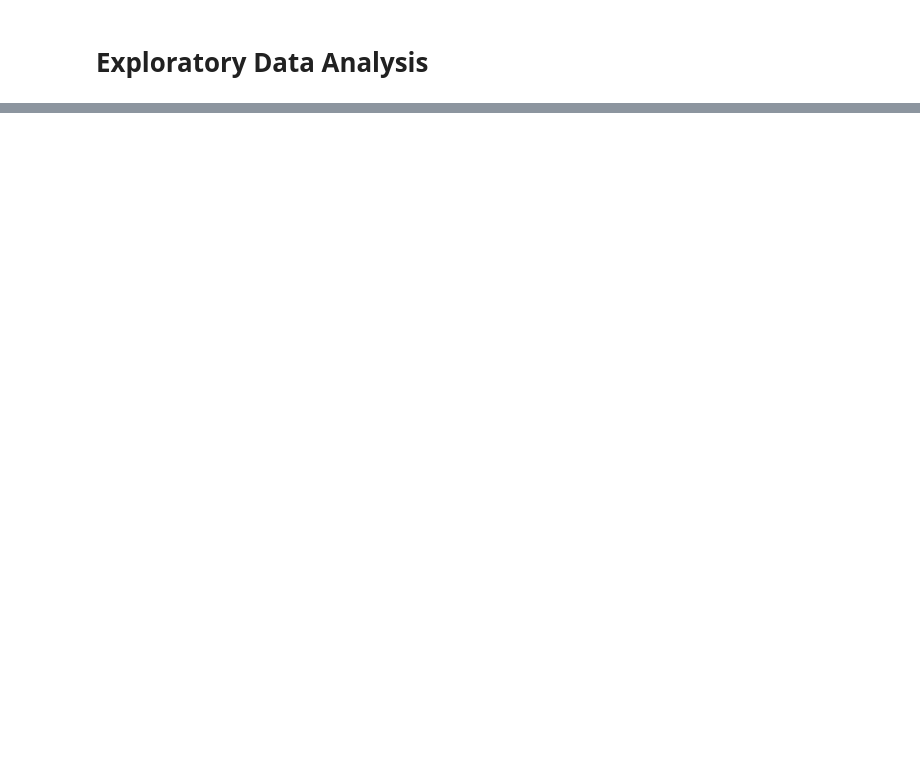
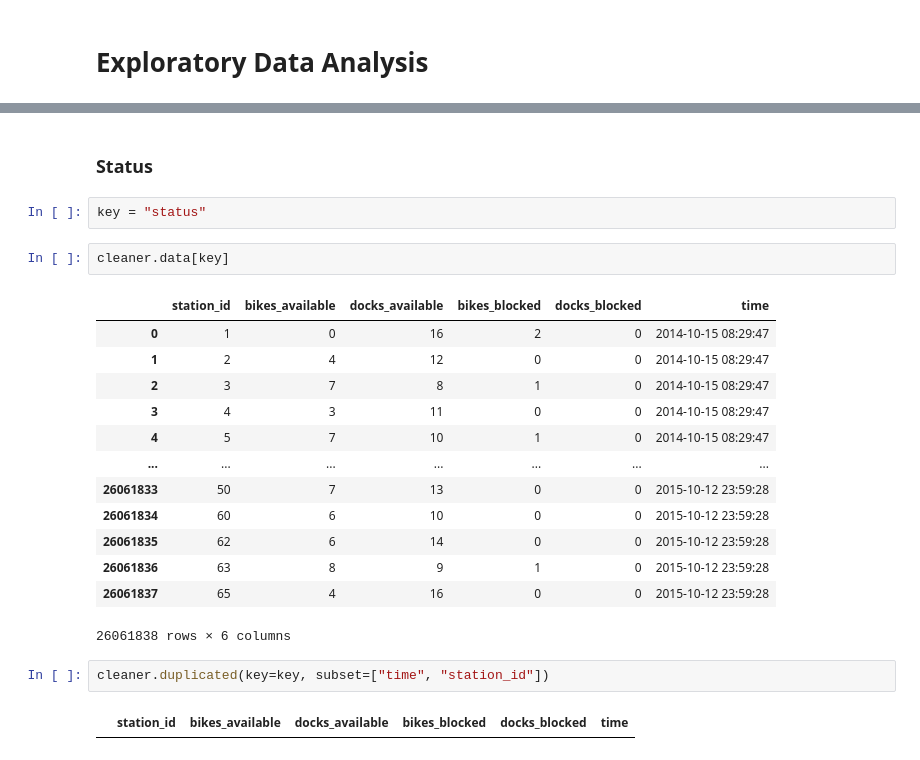
Before and after one commit to GabrielSouzadaSilva/magrela-sim, a Jupyter notebook: notebooks/eda3-cleaning.ipynb, the cells around one changed output, grey strips where cells are left out. Saved outputs shown, nothing was run; the diff lists cells and outputs as text; blank space fills up the shorter version.

```diff
--- a/notebooks/eda3-cleaning.ipynb
+++ b/notebooks/eda3-cleaning.ipynb
@@ -83,0 +112,24 @@ memory usage: 16.1+ MB
+# %% [markdown]
+### Status
+# %%
+key = "status"
+# %%
+cleaner.data[key]
+# %% [output]
+|  | station_id | bikes_available | docks_available | bikes_blocked | docks_blocked | time |
+| 0 | 1 | 0 | 16 | 2 | 0 | 2014-10-15 08:29:47 |
+| 1 | 2 | 4 | 12 | 0 | 0 | 2014-10-15 08:29:47 |
+| 2 | 3 | 7 | 8 | 1 | 0 | 2014-10-15 08:29:47 |
+| 3 | 4 | 3 | 11 | 0 | 0 | 2014-10-15 08:29:47 |
+| 4 | 5 | 7 | 10 | 1 | 0 | 2014-10-15 08:29:47 |
+| ... | ... | ... | ... | ... | ... | ... |
+| 26061833 | 50 | 7 | 13 | 0 | 0 | 2015-10-12 23:59:28 |
+| 26061834 | 60 | 6 | 10 | 0 | 0 | 2015-10-12 23:59:28 |
+| 26061835 | 62 | 6 | 14 | 0 | 0 | 2015-10-12 23:59:28 |
+| 26061836 | 63 | 8 | 9 | 1 | 0 | 2015-10-12 23:59:28 |
+| 26061837 | 65 | 4 | 16 | 0 | 0 | 2015-10-12 23:59:28 |
+26061838 rows × 6 columns
+# %%
+cleaner.duplicated(key=key, subset=["time", "station_id"])
+# %% [output]
+|  | station_id | bikes_available | docks_available | bikes_blocked | docks_blocked | time |
```
Also changed, not shown: parts of 24 cells of this notebook, 2 other files.
